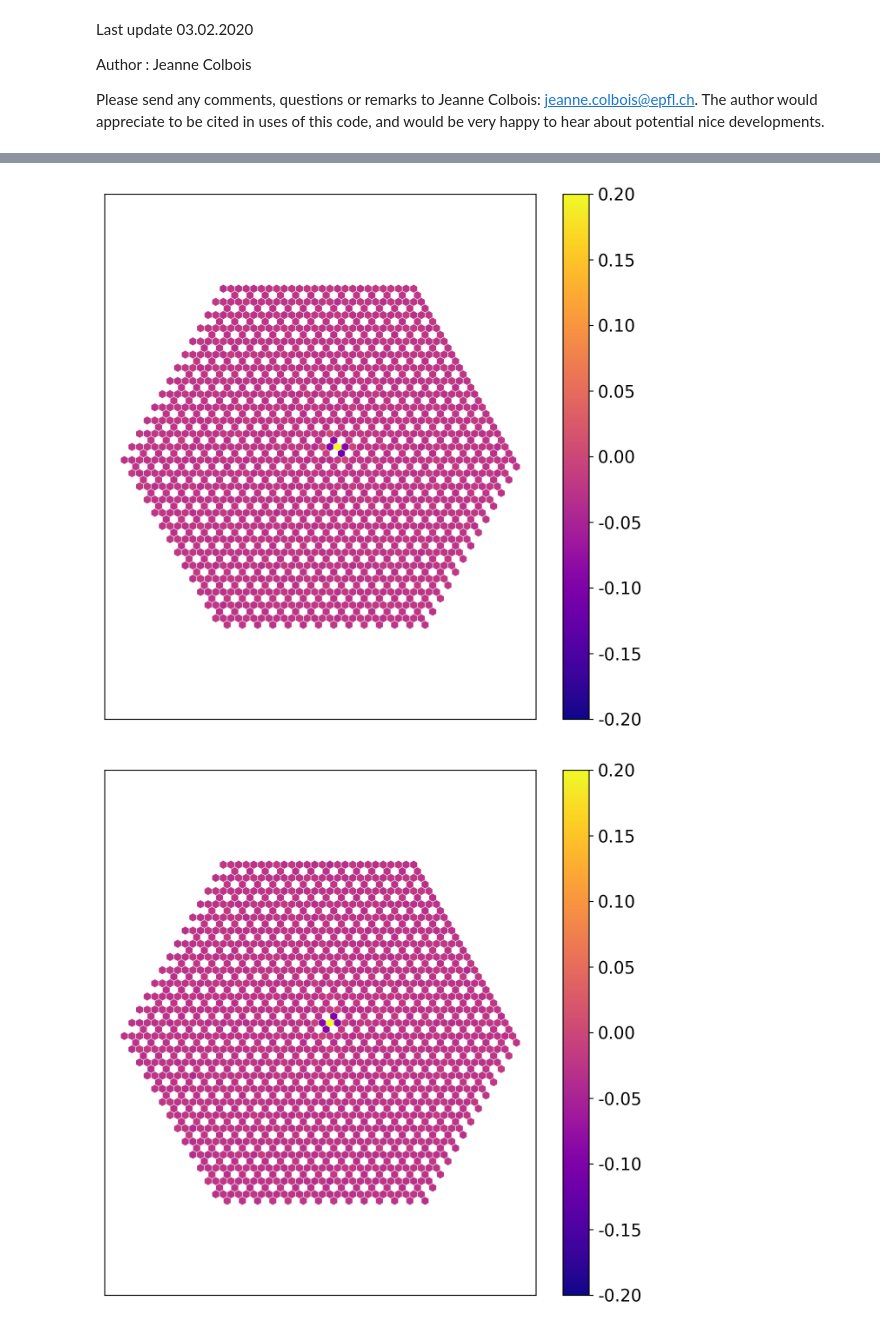
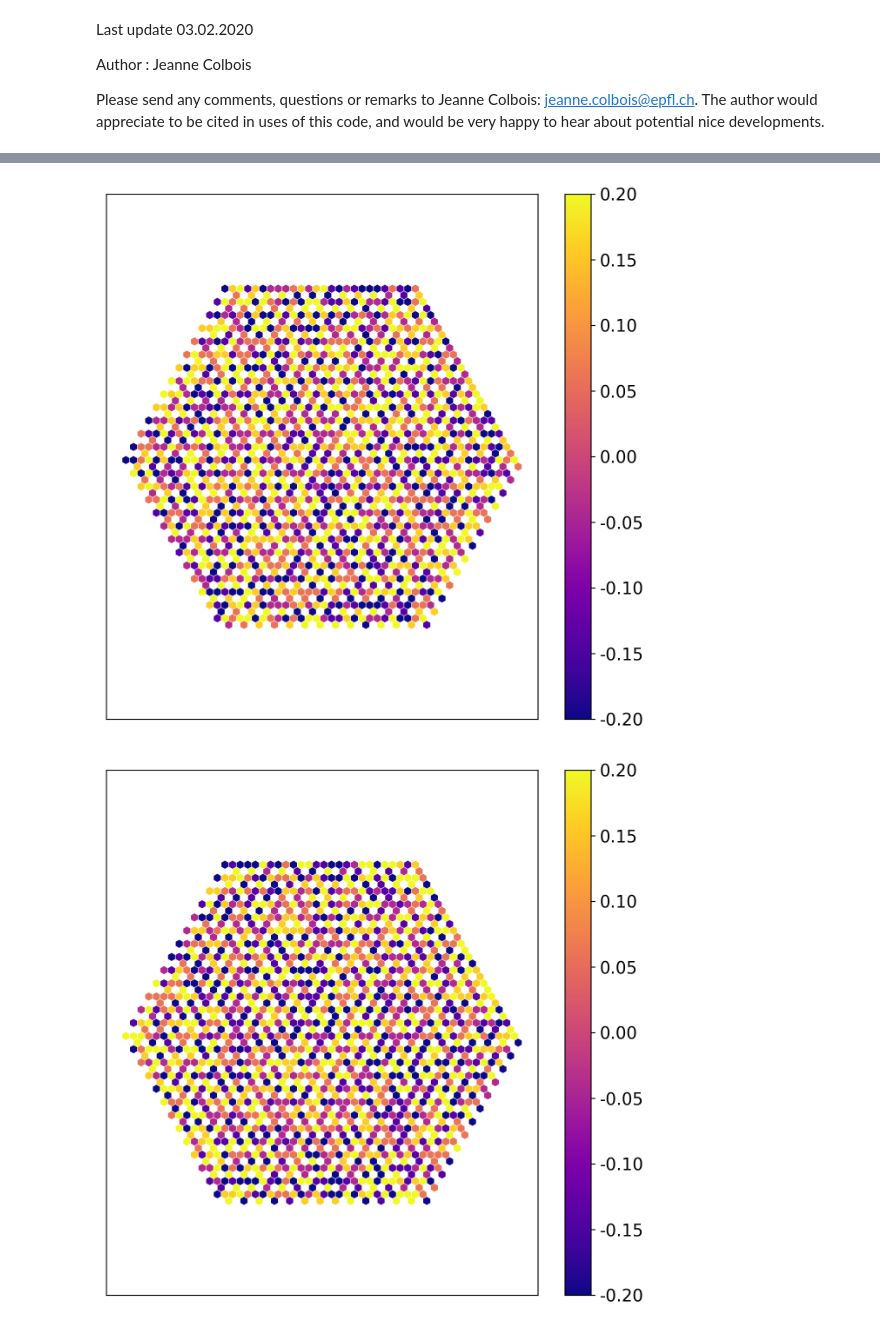
Before and after one commit to jeannecolbois/myopic-dual-worm, a Jupyter notebook: dualworm-kagome/AnalysisBasis_OBCCorrelations_SeveralFiles.ipynb, the cells around one changed output, grey strips where cells are left out. Drawn from its saved outputs; the diff is of its cells as text; code cells hidden in the pictures.

```diff
--- a/dualworm-kagome/AnalysisBasis_OBCCorrelations_SeveralFiles.ipynb
+++ b/dualworm-kagome/AnalysisBasis_OBCCorrelations_SeveralFiles.ipynb
@@ -77,7 +77,7 @@ matplotlib.rcParams.update({'font.size': 14})
 #secondfilename = ['54-1_Demag7_5-TL_spin_config.txt']
 #secondfilename = ['54-1_Demag7_5-TR_spin_config.txt']
 
-secondfoldername = ['../Analysis_PSI/ExperimentalDataAndAnalysis/Inputs/']*20
+secondfoldername = ['../Analysis_PSI/ExperimentalDataAndAnalysis/CenteredCorrelations/']*20
 secondfilename = ['54-1_Demag7_1-BL_spin_config.txt',
                   '54-1_Demag7_1-BR_spin_config.txt',
                   '54-1_Demag7_1-TL_spin_config.txt',
@@ -102,10 +102,10 @@ secondfilename = ['54-1_Demag7_1-BL_spin_config.txt',
 L = 12
 domap = True
 compute = True
-subtractm = False
+subtractm = True
 periodic = True
 testsquare = False
-centered = False
+centered = True
 SF = False
 LParam = (L-1, L-1, 0)
 # %%
@@ -335,7 +338,7 @@ else:
     if subtractm:
         CorrelationsList = []
         for i in range(n):
-            CorrelationsList.append(np.load(secondfoldername[i] + secondfilename[i][0:-4] + "_correlations_subm={0}".format(subtractm) +"_Centered=false.npy"))
+            CorrelationsList.append(np.load(secondfoldername[i] + secondfilename[i][0:-4] + "_correlations_subm={0}".format(subtractm) +".npy"))
         AVGCorrelations = np.array(CorrelationsList)
         AVGCorrelations = AVGCorrelations.sum(0)/20
 
@@ -349,11 +352,13 @@ else:
         m = -0.193139469
         SSList = []
         for i in range(n):
-            SSList.append(np.load(secondfoldername[i] + secondfilename[i][0:-4] + "_correlations_subm={0}".format(subtractm) +"_Centered=false.npy"))
+            SSList.append(np.load(secondfoldername[i] + secondfilename[i][0:-4] + "_correlations_subm={0}".format(subtractm) +".npy"))
         AVGss = np.array(SSList)
         AVGss = AVGss.sum(0)/20
 
         AVGCorrelations = AVGss - m**2
+
+
 
         fig, ax = plt.subplots(figsize = (8,8),dpi=200)
         kdraw.plot_function_kag(AVGCorrelations[0], L, 1.5, vmin = -0.2, vmax = 0.2)
@@ -361,4 +366,8 @@ else:
         kdraw.plot_function_kag(AVGCorrelations[1], L, 1.5, vmin = -0.2, vmax = 0.2)
         fig, ax = plt.subplots(figsize = (8,8),dpi=200)
         kdraw.plot_function_kag(AVGCorrelations[2], L, 1.5, vmin = -0.2, vmax = 0.2)
+
+
+    np.save(secondfoldername[0] +
+                    "AVGCorrelations_subm={0}".format(subtractm) + "_Centered={0}".format(centered), AVGCorrelations)
 # %% [output]
@@ -366,5 +375,5 @@ else:
-[figure, old version]
+[figure, new version]
-[figure, old version]
+[figure, new version]
 # %%
 #print([key for key in pos_id.keys() if key[0]> 24 and key[0] < 31 and key[1]>0 and key[1] <7])
 #pos_id[(27.9,2.8)]
```
Also changed, not shown: parts of 2 cells of this notebook, 2 other files.
